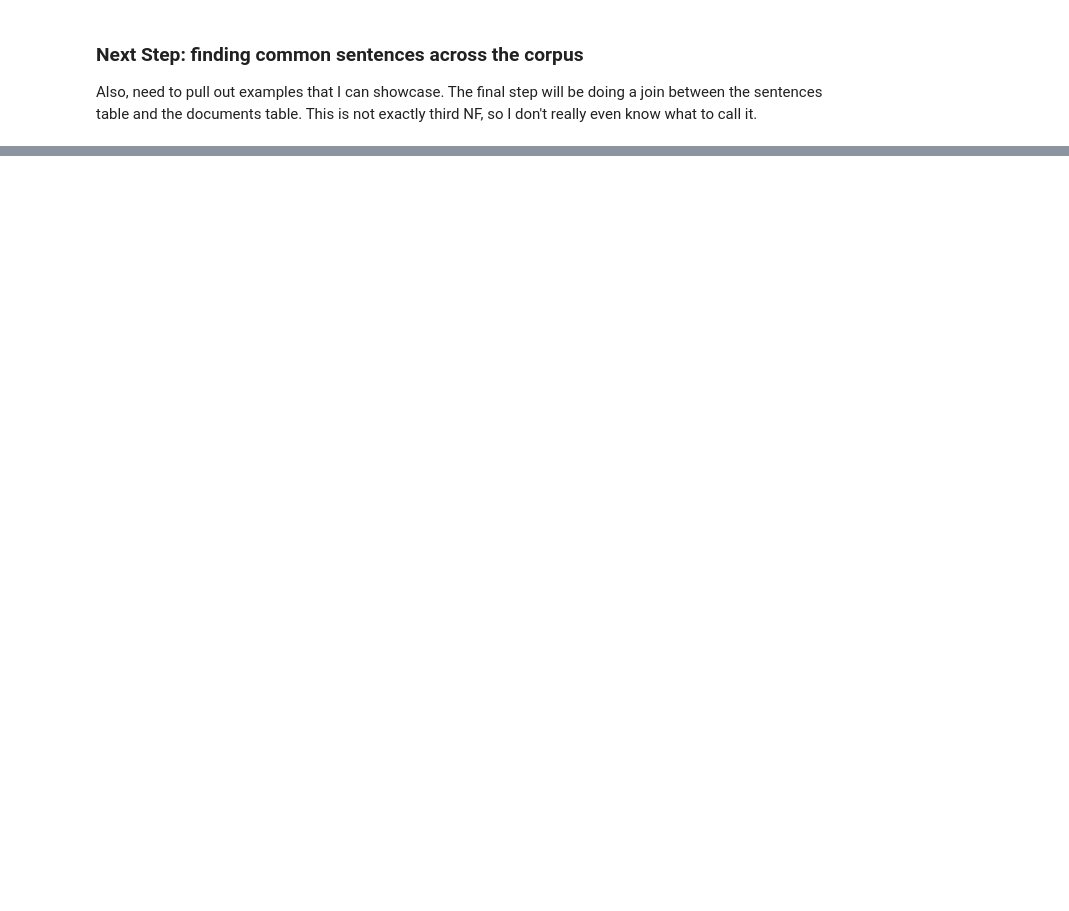
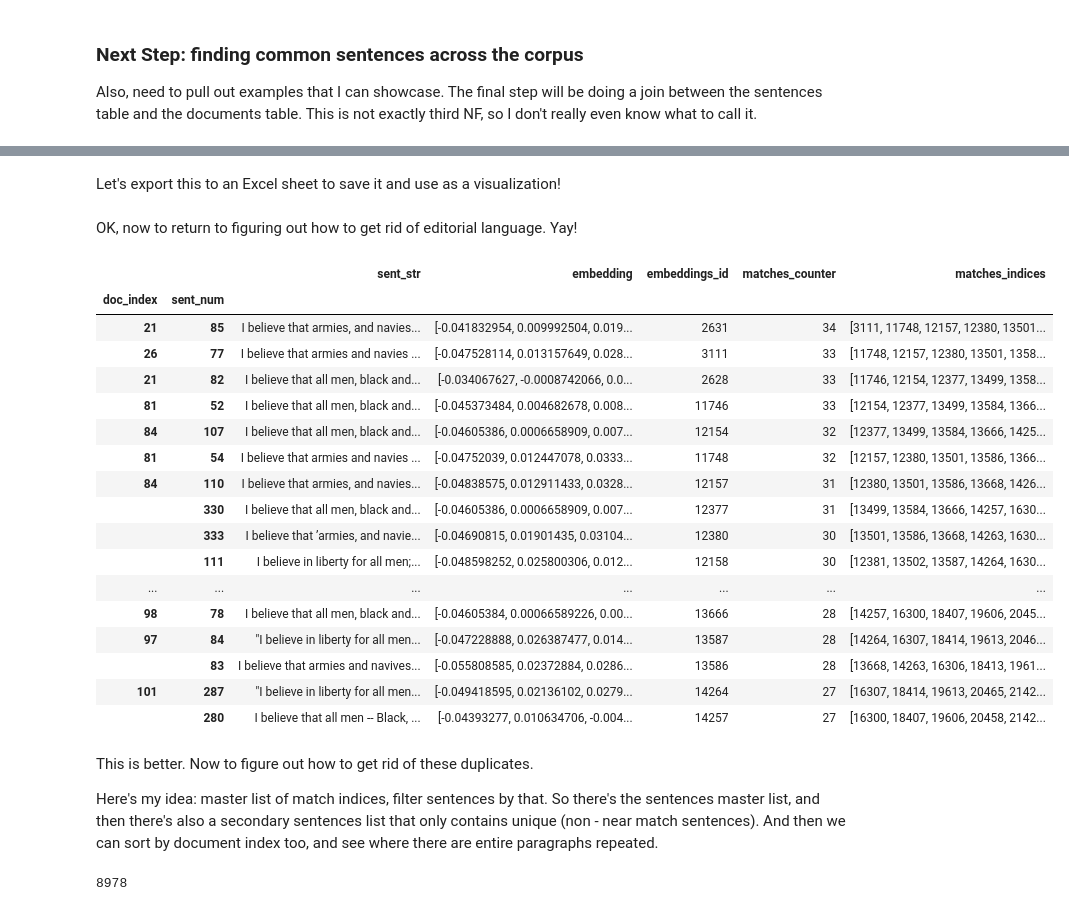
Before and after one commit to charlie-perez-35/JBPP, a Jupyter notebook: GTE Embeddings Attempt/embeddings_better_schema.ipynb, the cells around one changed output, grey strips where cells are left out. Saved outputs shown, nothing was run; the diff lists cells and outputs as text; code cells hidden in the pictures; blank space fills up the shorter version.

```diff
--- a/GTE Embeddings Attempt/embeddings_better_schema.ipynb
+++ b/GTE Embeddings Attempt/embeddings_better_schema.ipynb
@@ -194,0 +355,2 @@ for i in sentences.embeddings_id:
+# %% [markdown]
+Let's export this to an Excel sheet to save it and use as a visualization!
@@ -194,0 +359,33 @@ for i in sentences.embeddings_id:
+# %% [markdown]
+OK, now to return to figuring out how to get rid of editorial language. Yay!
+# %%
+# this eliminates about 1000 sentences from the corpus, and is designed to remove editorial language that is bracketed.
+# I don't want to remove it until after tokenization and comparisons though.
+# but I think I will save this as a CSV
+
+sentences_updated = sentences[~sentences['sent_str'].str.contains(r'\[.*?\]', regex=True, na=False)]
+# %%
+sentences_updated.sort_values(by = 'matches_counter', ascending = False).head(20)
+# %% [output]
+|  |  | sent_str | embedding | embeddings_id | matches_counter | matches_indices |
+| doc_index | sent_num |  |  |  |  |  |
+| 21 | 85 | I believe that armies, and navies... | [-0.041832954, 0.009992504, 0.019... | 2631 | 34 | [3111, 11748, 12157, 12380, 13501... |
+| 26 | 77 | I believe that armies and navies ... | [-0.047528114, 0.013157649, 0.028... | 3111 | 33 | [11748, 12157, 12380, 13501, 1358... |
+| 21 | 82 | I believe that all men, black and... | [-0.034067627, -0.0008742066, 0.0... | 2628 | 33 | [11746, 12154, 12377, 13499, 1358... |
+| 81 | 52 | I believe that all men, black and... | [-0.045373484, 0.004682678, 0.008... | 11746 | 33 | [12154, 12377, 13499, 13584, 1366... |
+| 84 | 107 | I believe that all men, black and... | [-0.04605386, 0.0006658909, 0.007... | 12154 | 32 | [12377, 13499, 13584, 13666, 1425... |
+| 81 | 54 | I believe that armies and navies ... | [-0.04752039, 0.012447078, 0.0333... | 11748 | 32 | [12157, 12380, 13501, 13586, 1366... |
+| 84 | 110 | I believe that armies, and navies... | [-0.04838575, 0.012911433, 0.0328... | 12157 | 31 | [12380, 13501, 13586, 13668, 1426... |
+|  | 330 | I believe that all men, black and... | [-0.04605386, 0.0006658909, 0.007... | 12377 | 31 | [13499, 13584, 13666, 14257, 1630... |
+|  | 333 | I believe that ’armies, and navie... | [-0.04690815, 0.01901435, 0.03104... | 12380 | 30 | [13501, 13586, 13668, 14263, 1630... |
+|  | 111 | I believe in liberty for all men;... | [-0.048598252, 0.025800306, 0.012... | 12158 | 30 | [12381, 13502, 13587, 14264, 1630... |
+| ... | ... | ... | ... | ... | ... | ... |
+| 98 | 78 | I believe that all men, black and... | [-0.04605384, 0.00066589226, 0.00... | 13666 | 28 | [14257, 16300, 18407, 19606, 2045... |
+| 97 | 84 | "I believe in liberty for all men... | [-0.047228888, 0.026387477, 0.014... | 13587 | 28 | [14264, 16307, 18414, 19613, 2046... |
+|  | 83 | I believe that armies and navives... | [-0.055808585, 0.02372884, 0.0286... | 13586 | 28 | [13668, 14263, 16306, 18413, 1961... |
+| 101 | 287 | "I believe in liberty for all men... | [-0.049418595, 0.02136102, 0.0279... | 14264 | 27 | [16307, 18414, 19613, 20465, 2142... |
+|  | 280 | I believe that all men -- Black, ... | [-0.04393277, 0.010634706, -0.004... | 14257 | 27 | [16300, 18407, 19606, 20458, 2142... |
+# %% [markdown]
+This is better. Now to figure out how to get rid of these duplicates.
+
+Here's my idea: master list of match indices, filter sentences by that. So there's the sentences master list, and then there's also a secondary sentences list that only contains unique (non - near match sentences). And then we can sort by document index too, and see where there are entire paragraphs repeated.
@@ -194,0 +418,4 @@ for i in sentences.embeddings_id:
+# %%
+len(filtered_sentences)
+# %% [output]
+8978
```
Also changed, not shown: parts of 25 cells of this notebook, 1 other file.
